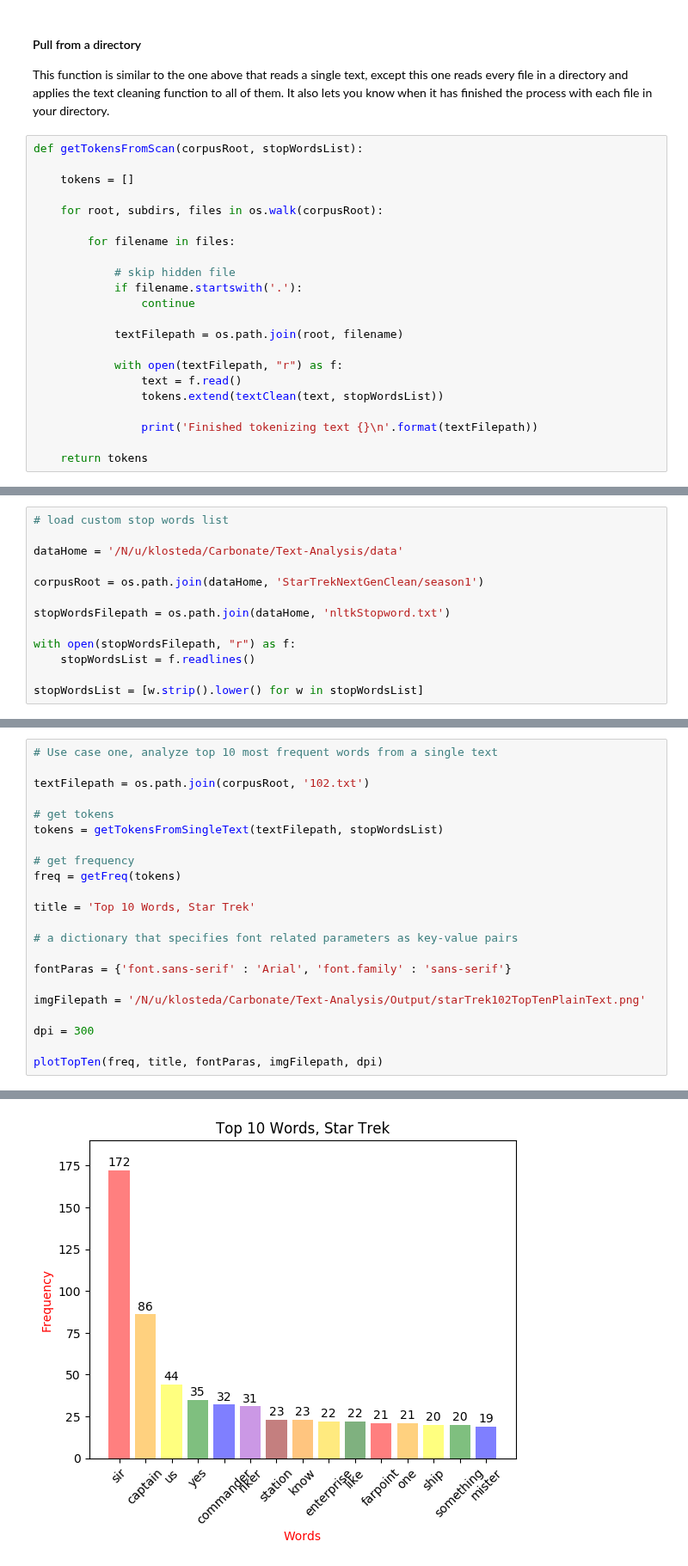
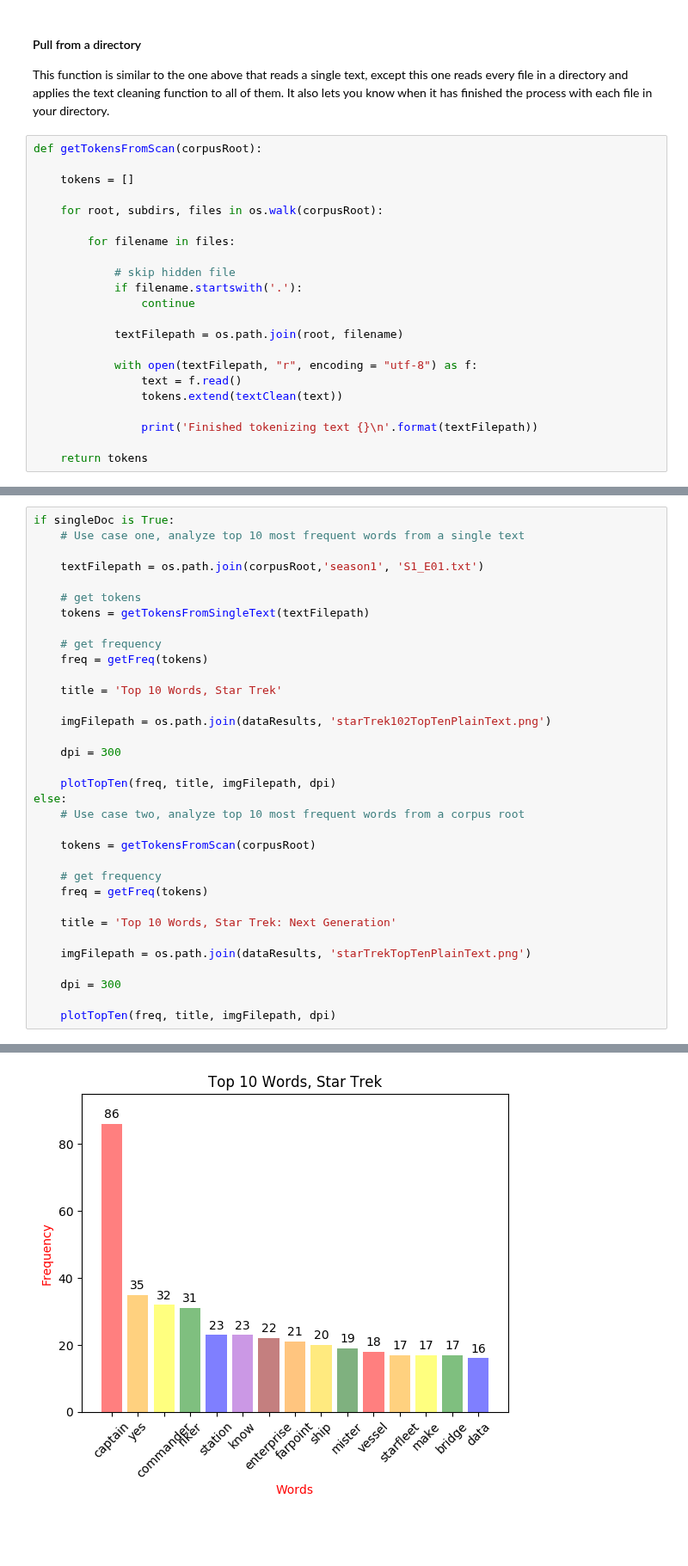
Before and after one commit to cyberdh/Text-Analysis, a Jupyter notebook: Python/Py_notebooks/topTenPlainText-Py.ipynb, the cells around one changed output, grey strips where cells are left out. Shown at 86% size. Saved outputs shown, nothing was run; the diff lists cells and outputs as text; blank space fills up the shorter version.

```diff
--- a/Python/Py_notebooks/topTenPlainText-Py.ipynb
+++ b/Python/Py_notebooks/topTenPlainText-Py.ipynb
@@ -161,7 +221,7 @@ def getTokensFromSingleText(textFilepath, stopWordsList):
 
 This function is similar to the one above that reads a single text, except this one reads every file in a directory and applies the text cleaning function to all of them. It also lets you know when it has finished the process with each file in your directory.
 # %%
-def getTokensFromScan(corpusRoot, stopWordsList):
+def getTokensFromScan(corpusRoot):
 
     tokens = []
 
@@ -175,9 +235,9 @@ def getTokensFromScan(corpusRoot, stopWordsList):
 
             textFilepath = os.path.join(root, filename)
 
-            with open(textFilepath, "r") as f:
+            with open(textFilepath, "r", encoding = "utf-8") as f:
                 text = f.read()
-                tokens.extend(textClean(text, stopWordsList))
+                tokens.extend(textClean(text))
 
                 print('Finished tokenizing text {}\n'.format(textFilepath))
 
@@ -193,14 +245 @@ Then we have to point to the additional stopwords file and read it and lowercase
-# %%
-# load custom stop words list
-
-dataHome = '/N/u/klosteda/Carbonate/Text-Analysis/data'
-
-corpusRoot = os.path.join(dataHome, 'StarTrekNextGenClean/season1')
-
-stopWordsFilepath = os.path.join(dataHome, 'nltkStopword.txt')
-
-with open(stopWordsFilepath, "r") as f:
-    stopWordsList = f.readlines()
-
-stopWordsList = [w.strip().lower() for w in stopWordsList]
 # %% [markdown]
@@ -209,23 +252,35 @@ The script in the box below now uses the functions and file paths we have create
 # %%
-# Use case one, analyze top 10 most frequent words from a single text
+if singleDoc is True:
+    # Use case one, analyze top 10 most frequent words from a single text
 
-textFilepath = os.path.join(corpusRoot, '102.txt')
+    textFilepath = os.path.join(corpusRoot,'season1', 'S1_E01.txt')
 
-# get tokens
-tokens = getTokensFromSingleText(textFilepath, stopWordsList)
+    # get tokens
+    tokens = getTokensFromSingleText(textFilepath)
 
-# get frequency
-freq = getFreq(tokens)
+    # get frequency
+    freq = getFreq(tokens)
 
-title = 'Top 10 Words, Star Trek'
+    title = 'Top 10 Words, Star Trek'
 
-# a dictionary that specifies font related parameters as key-value pairs
+    imgFilepath = os.path.join(dataResults, 'starTrek102TopTenPlainText.png')
 
-fontParas = {'font.sans-serif' : 'Arial', 'font.family' : 'sans-serif'}
+    dpi = 300
 
-imgFilepath = '/N/u/klosteda/Carbonate/Text-Analysis/Output/starTrek102TopTenPlainText.png'
+    plotTopTen(freq, title, imgFilepath, dpi)
+else:
+    # Use case two, analyze top 10 most frequent words from a corpus root
 
-dpi = 300
+    tokens = getTokensFromScan(corpusRoot)
 
-plotTopTen(freq, title, fontParas, imgFilepath, dpi)
+    # get frequency
+    freq = getFreq(tokens)
+
+    title = 'Top 10 Words, Star Trek: Next Generation'
+
+    imgFilepath = os.path.join(dataResults, 'starTrekTopTenPlainText.png')
+
+    dpi = 300
+
+    plotTopTen(freq, title, imgFilepath, dpi)
 # %% [output]
@@ -247 +302 @@ mister : 19
-[figure, old version]
+[figure, new version]
```
Also changed, not shown: parts of 20 cells of this notebook.
